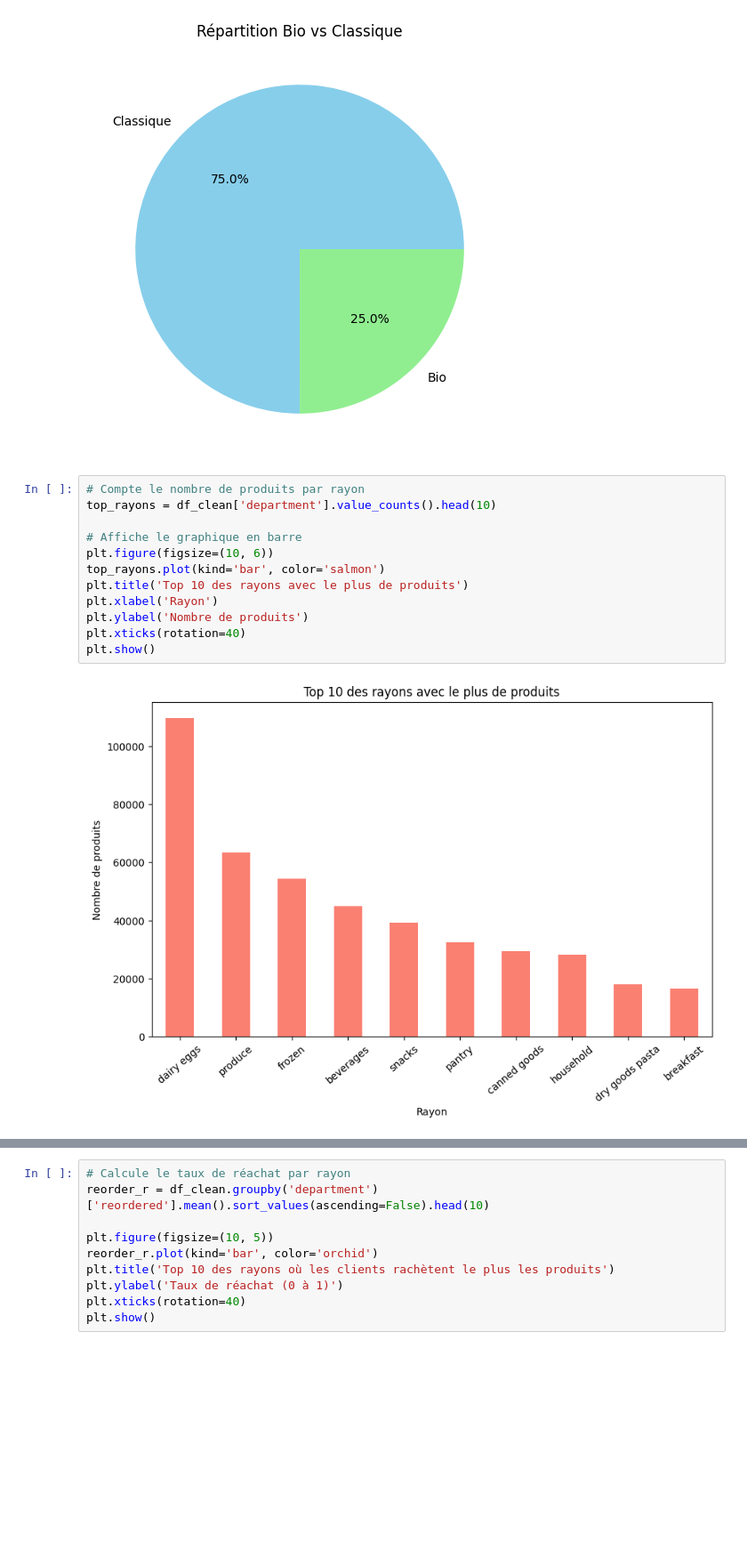
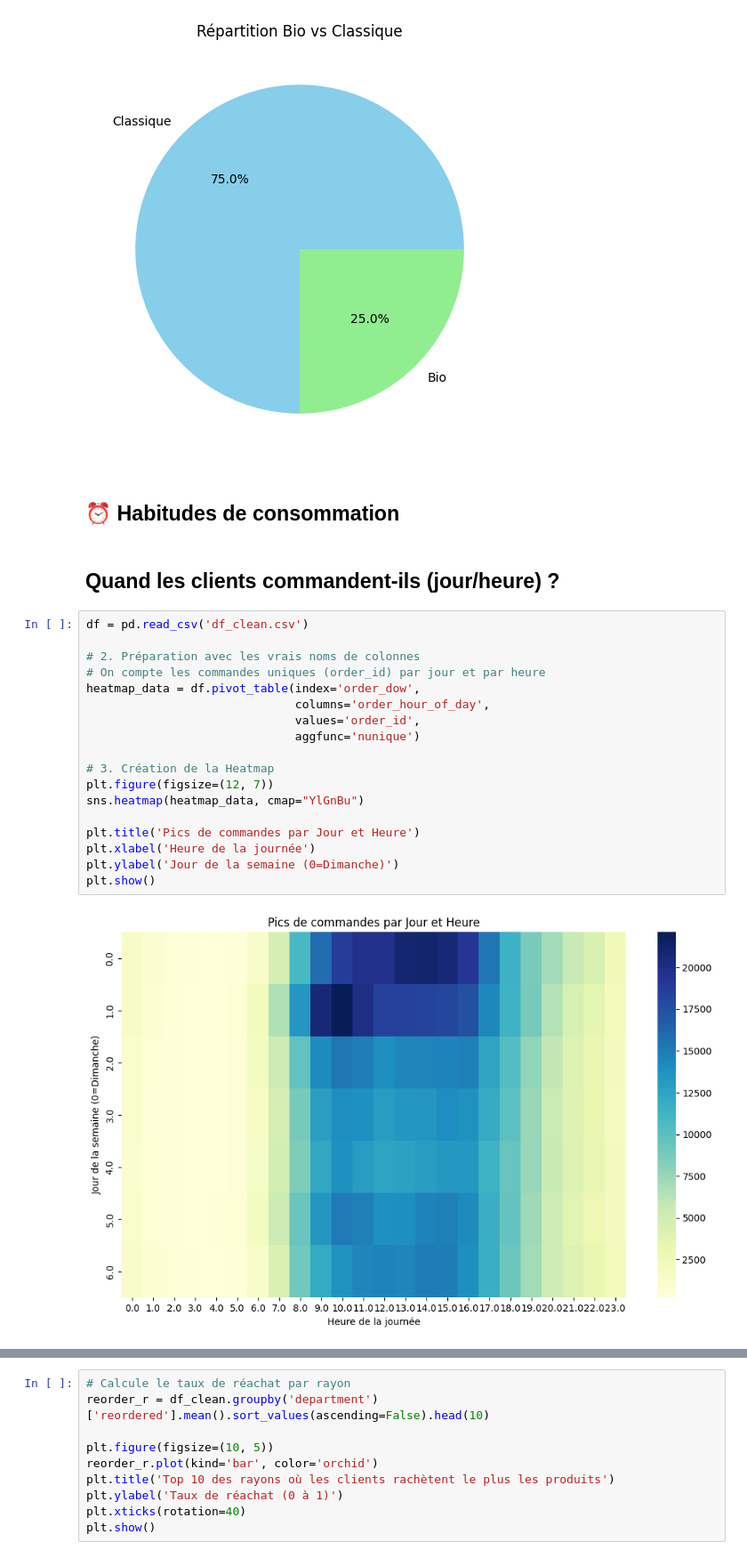
Before and after one commit to Lois5959/NEXTBUY, a Jupyter notebook: notebook_graph.ipynb, the cells around one changed output, grey strips where cells are left out. Shown at 89% size. Cells and saved outputs as stored; diff of their text form; blank space fills up the shorter version.

```diff
--- a/notebook_graph.ipynb
+++ b/notebook_graph.ipynb
@@ -58,17 +136,27 @@ plt.ylabel('')
 plt.show()
 # %% [output]
 [figure]
-# %%
-# Compte le nombre de produits par rayon
-top_rayons = df_clean['department'].value_counts().head(10)
-
-# Affiche le graphique en barre
-plt.figure(figsize=(10, 6))
-top_rayons.plot(kind='bar', color='salmon')
-plt.title('Top 10 des rayons avec le plus de produits')
-plt.xlabel('Rayon')
-plt.ylabel('Nombre de produits')
-plt.xticks(rotation=40)
-plt.show()
-# %% [output]
-[figure, removed]
+# %% [markdown]
+## ⏰ Habitudes de consommation
+# %% [markdown]
+## Quand les clients commandent-ils (jour/heure) ?
+# %%
+df = pd.read_csv('df_clean.csv')
+
+# 2. Préparation avec les vrais noms de colonnes
+# On compte les commandes uniques (order_id) par jour et par heure
+heatmap_data = df.pivot_table(index='order_dow',
+                              columns='order_hour_of_day',
+                              values='order_id',
+                              aggfunc='nunique')
+
+# 3. Création de la Heatmap
+plt.figure(figsize=(12, 7))
+sns.heatmap(heatmap_data, cmap="YlGnBu")
+
+plt.title('Pics de commandes par Jour et Heure')
+plt.xlabel('Heure de la journée')
+plt.ylabel('Jour de la semaine (0=Dimanche)')
+plt.show()
+# %% [output]
+[figure, added]
```
Also changed, not shown: parts of 17 cells of this notebook.
